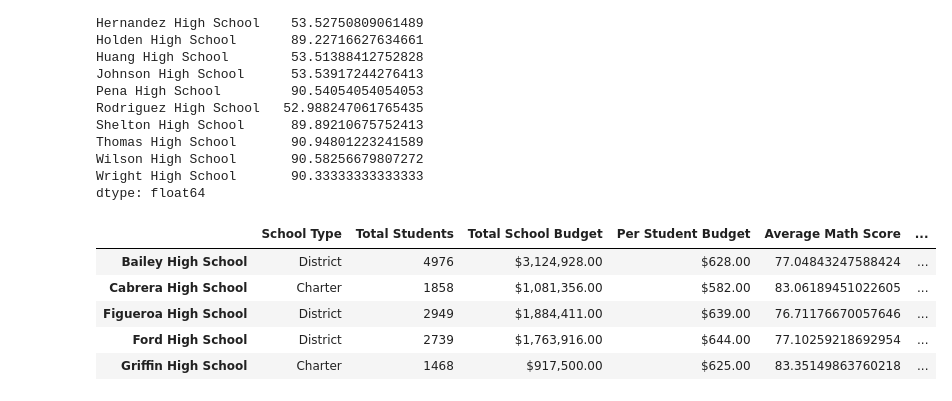
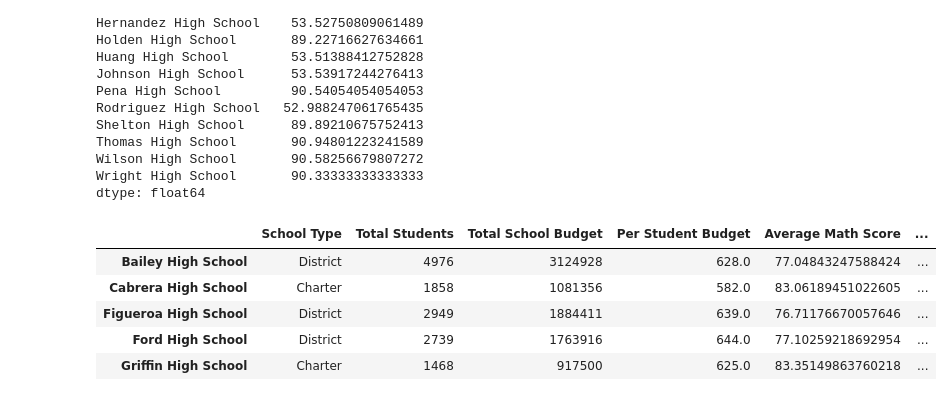
Before and after one commit to ntandelo/School_District_Analysis, a Jupyter notebook: PyCitySchools.ipynb, the cells around one changed output. Drawn from its saved outputs; the diff is of its cells as text; code cells hidden in the pictures.

```diff
--- a/PyCitySchools.ipynb
+++ b/PyCitySchools.ipynb
@@ -1,8 +1,6 @@
 # %%
 # Add the Pandas dependency.
 import pandas as pd
-# %%
-pd.options.display.float_format = '{:,}'.format
 # %%
 # Files to load
 school_data_to_load = "Resources/schools_complete.csv"
@@ -305,10 +303,6 @@ district_summary_df
 # %% [output]
 |  | Total Schools | Total Students | Total Budget | Average Math Score | Average Reading Score | % Passing Math | ... |
 | 0 | 15 | 39170 | 24649428 | 78.98537145774827 | 81.87784018381414 | 74.9808526933878 | ... |
-# %%
-#could not get commented-out code in next line to work wihtout throwing error; this globally sets thousands to display
-#with a comma
-pd.options.display.float_format = '{:,}'.format
 # %%
 # Format the "Total Students" to have the comma for a thousands separator.
 
@@ -742,26 +732,26 @@ dtype: float64
 # %%
 # Adding a list of values with keys to create a new DataFrame.
 
 per_school_summary_df = pd.DataFrame({
              "School Type": per_school_types,
              "Total Students": per_school_counts,
              "Total School Budget": per_school_budget,
              "Per Student Budget": per_school_capita,
              "Average Math Score": per_school_math,
            "Average Reading Score": per_school_reading,
            "% Passing Math": per_school_passing_math,
            "% Passing Reading": per_school_passing_reading,
            "% Overall Passing": per_overall_passing_percentage})
 
-per_school_summary_df["Total School Budget"] = per_school_summary_df["Total School Budget"].map("${:,.2f}".format)
-per_school_summary_df["Per Student Budget"] = per_school_summary_df["Per Student Budget"].map("${:,.2f}".format)
+per_school_summary_df["Total School Budget"] = per_school_summary_df["Total School Budget"]
+per_school_summary_df["Per Student Budget"] = per_school_summary_df["Per Student Budget"]
 
 
 per_school_summary_df.head()
 # %% [output]
 |  | School Type | Total Students | Total School Budget | Per Student Budget | Average Math Score | ... |
-| Bailey High School | District | 4976 | $3,124,928.00 | $628.00 | 77.04843247588424 | ... |
-| Cabrera High School | Charter | 1858 | $1,081,356.00 | $582.00 | 83.06189451022605 | ... |
-| Figueroa High School | District | 2949 | $1,884,411.00 | $639.00 | 76.71176670057646 | ... |
-| Ford High School | District | 2739 | $1,763,916.00 | $644.00 | 77.10259218692954 | ... |
-| Griffin High School | Charter | 1468 | $917,500.00 | $625.00 | 83.35149863760218 | ... |
+| Bailey High School | District | 4976 | 3124928 | 628.0 | 77.04843247588424 | ... |
+| Cabrera High School | Charter | 1858 | 1081356 | 582.0 | 83.06189451022605 | ... |
+| Figueroa High School | District | 2949 | 1884411 | 639.0 | 76.71176670057646 | ... |
+| Ford High School | District | 2739 | 1763916 | 644.0 | 77.10259218692954 | ... |
+| Griffin High School | Charter | 1468 | 917500 | 625.0 | 83.35149863760218 | ... |
```
Also changed, not shown: parts of 54 cells of this notebook, 1 other file.
